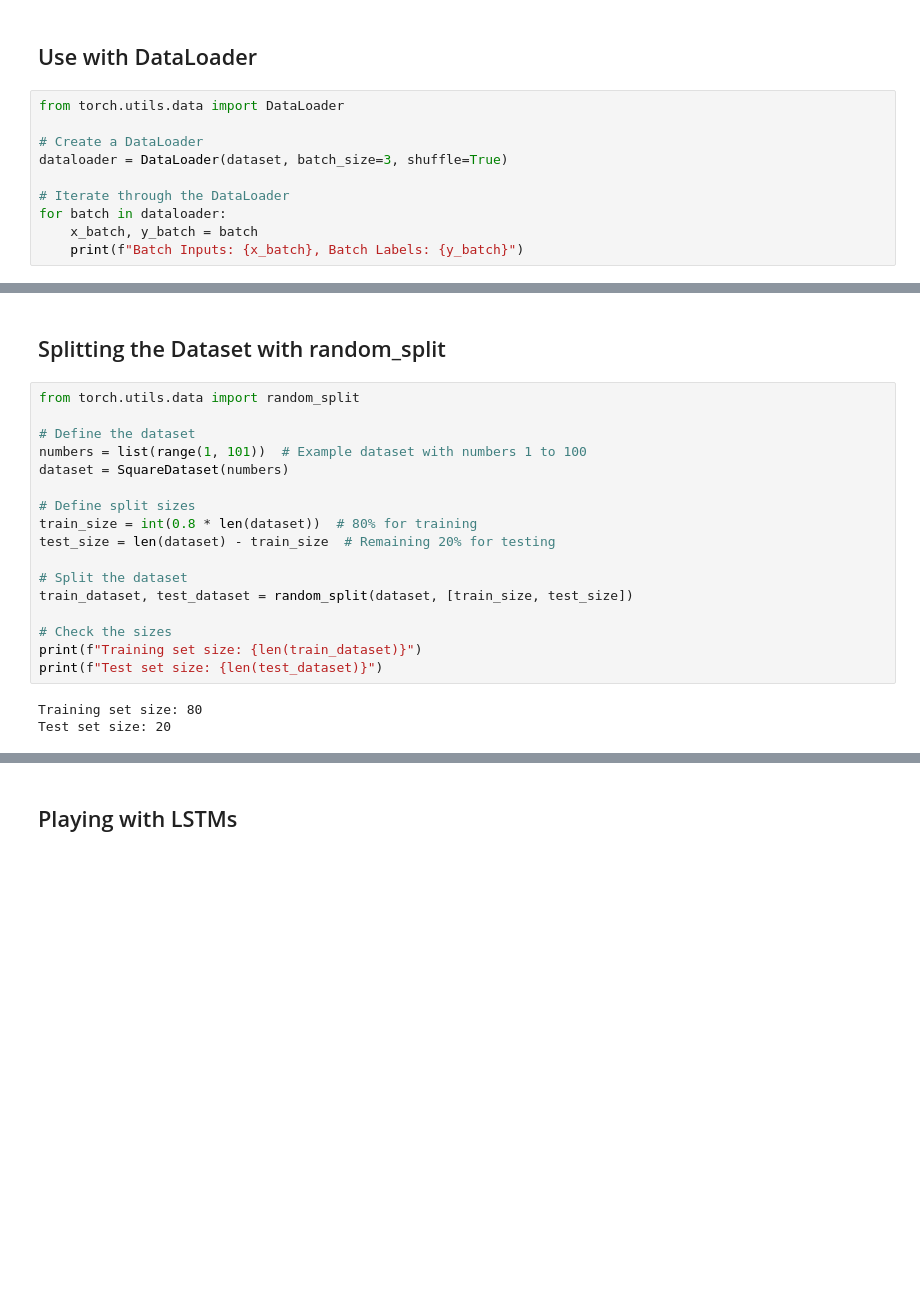
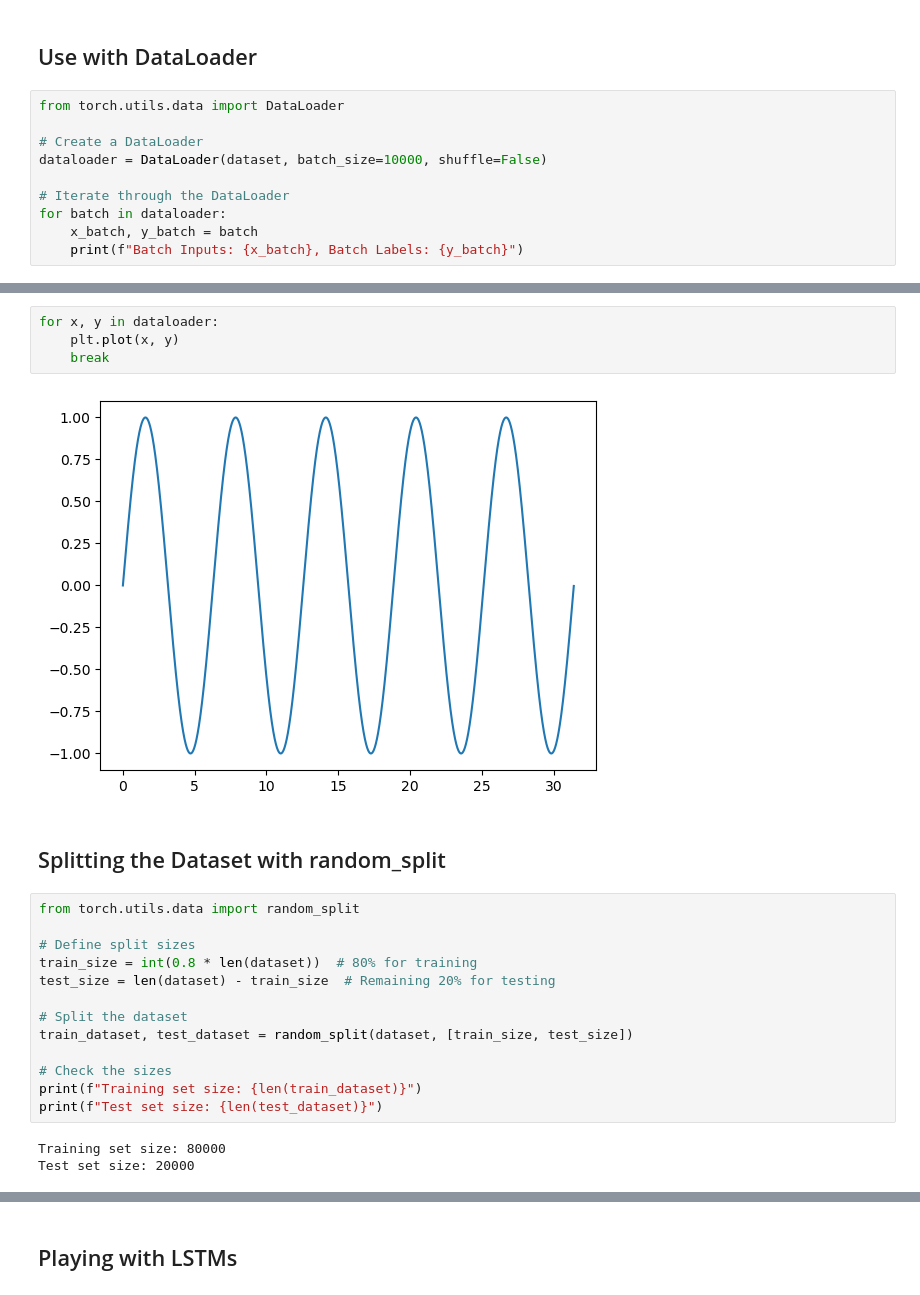
Before and after one commit to maxtost10/Playground-vs, a Jupyter notebook: Torch_Dataset.ipynb, the cells around one changed output, grey strips where cells are left out. Drawn from its saved outputs; the diff is of its cells as text; blank space fills up the shorter version.

```diff
--- a/Torch_Dataset.ipynb
+++ b/Torch_Dataset.ipynb
@@ -63,7 +53,7 @@ Input: 10, Label: 100
 from torch.utils.data import DataLoader
 
 # Create a DataLoader
-dataloader = DataLoader(dataset, batch_size=3, shuffle=True)
+dataloader = DataLoader(dataset, batch_size=10000, shuffle=False)
 
 # Iterate through the DataLoader
 for batch in dataloader:
@@ -77,11 +80,13 @@ Batch Inputs: tensor([10]), Batch Labels: tensor([100])
+# %%
+for x, y in dataloader:
+    plt.plot(x, y)
+    break
+# %% [output]
+[figure, added]
 # %% [markdown]
 ## Splitting the Dataset with random_split
 # %%
 from torch.utils.data import random_split
-
-# Define the dataset
-numbers = list(range(1, 101))  # Example dataset with numbers 1 to 100
-dataset = SquareDataset(numbers)
 
 # Define split sizes
 train_size = int(0.8 * len(dataset))  # 80% for training
@@ -94,5 +99,5 @@ train_dataset, test_dataset = random_split(dataset, [train_size, test_size])
 print(f"Training set size: {len(train_dataset)}")
 print(f"Test set size: {len(test_dataset)}")
 # %% [output]
-Training set size: 80
-Test set size: 20
+Training set size: 80000
+Test set size: 20000
```
Also changed, not shown: parts of 14 cells of this notebook.
